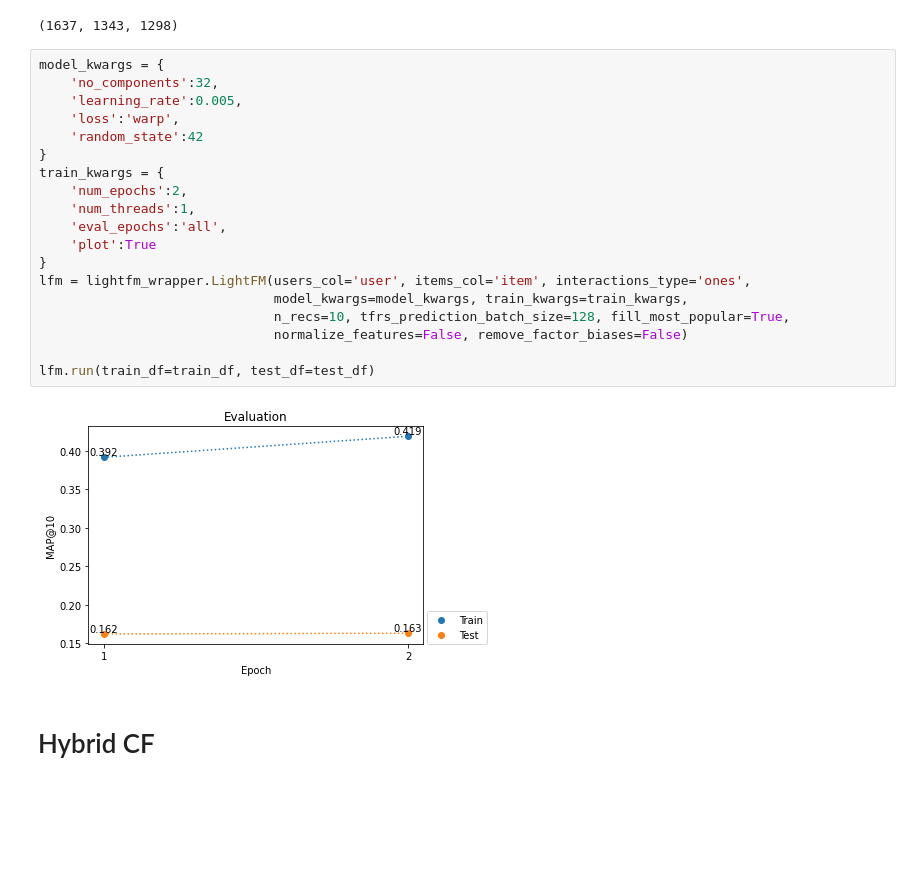
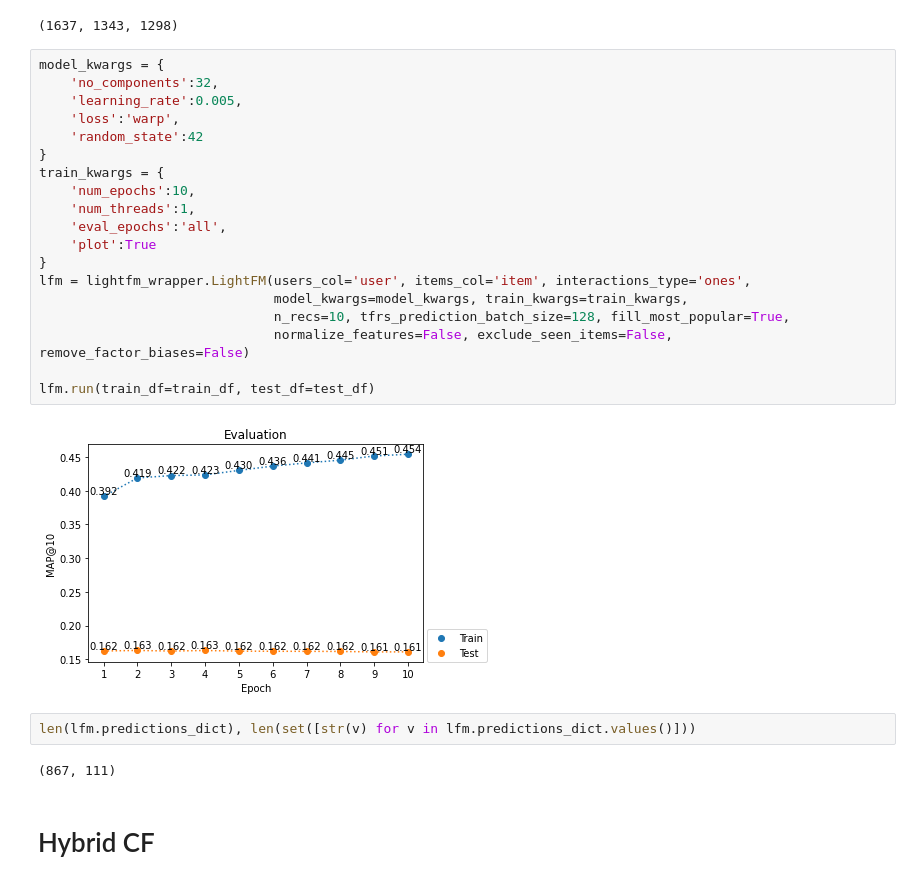
Before and after one commit to dpalbrecht/pyrecs, a Jupyter notebook: examples/MovieLens100K_LightFM.ipynb, the cells around one changed output. Cells and saved outputs as stored; diff of their text form; blank space fills up the shorter version.

```diff
--- a/examples/MovieLens100K_LightFM.ipynb
+++ b/examples/MovieLens100K_LightFM.ipynb
@@ -55,24 +55,28 @@ train_df['item'].nunique(), test_df['item'].nunique(), len(set(train_df['item'].
 # %%
 model_kwargs = {
     'no_components':32,
     'learning_rate':0.005,
     'loss':'warp',
     'random_state':42
 }
 train_kwargs = {
-    'num_epochs':2,
+    'num_epochs':10,
     'num_threads':1,
     'eval_epochs':'all',
     'plot':True
 }
 lfm = lightfm_wrapper.LightFM(users_col='user', items_col='item', interactions_type='ones',
                               model_kwargs=model_kwargs, train_kwargs=train_kwargs,
                               n_recs=10, tfrs_prediction_batch_size=128, fill_most_popular=True,
-                              normalize_features=False, remove_factor_biases=False)
+                              normalize_features=False, exclude_seen_items=False, remove_factor_biases=False)
 
 lfm.run(train_df=train_df, test_df=test_df)
 # %% [output]
-[figure, old version]
+[figure, new version]
+# %%
+len(lfm.predictions_dict), len(set([str(v) for v in lfm.predictions_dict.values()]))
+# %% [output]
+(867, 111)
 # %% [markdown]
 # Hybrid CF
 # %%
```
Also changed, not shown: parts of 16 cells of this notebook, 4 other files.
